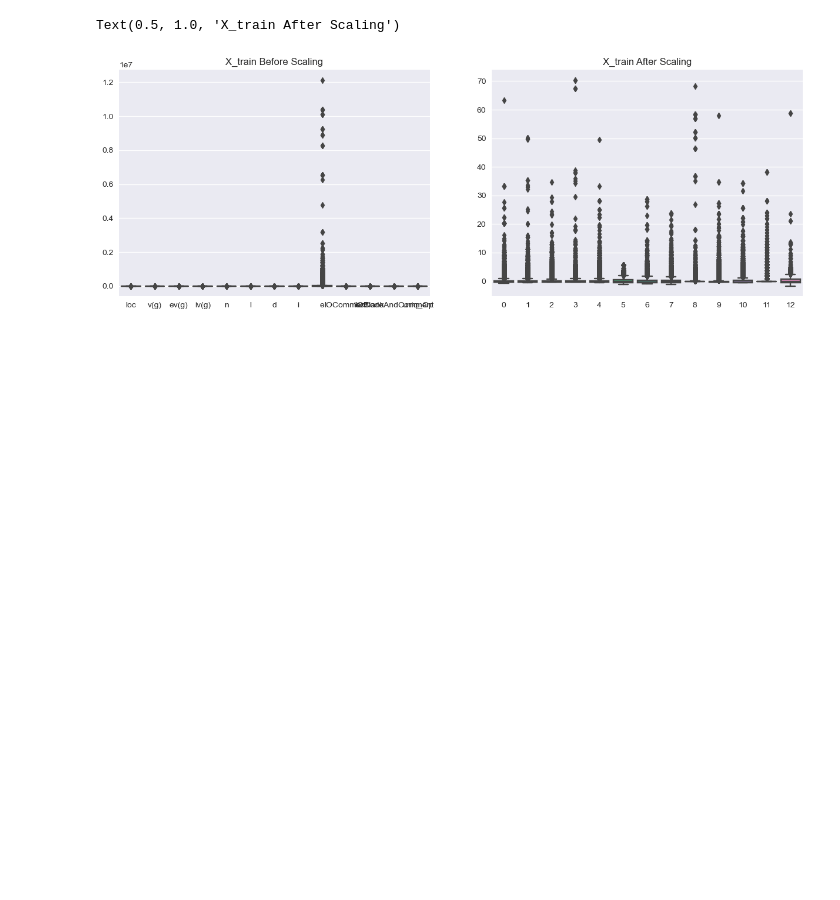
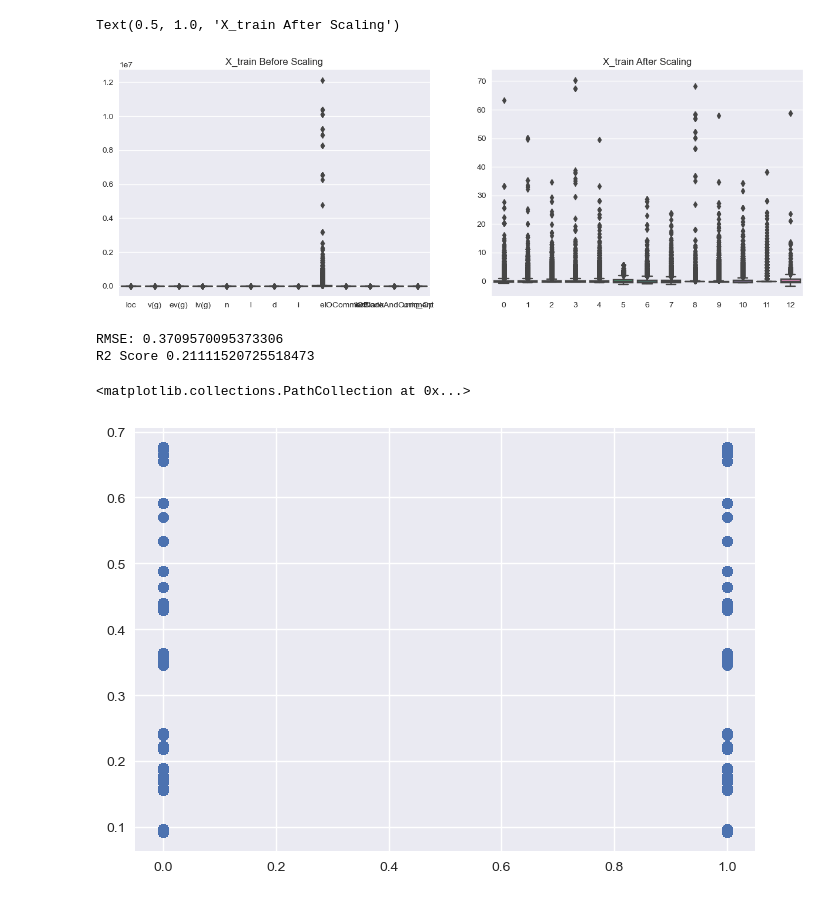
Before and after one commit to abideen-olawuwo/binaryclassification, a Jupyter notebook: binaryclassification.ipynb, the cells around one changed output. Drawn from its saved outputs; the diff is of its cells as text; code cells hidden in the pictures; blank space fills up the shorter version.

```diff
--- a/binaryclassification.ipynb
+++ b/binaryclassification.ipynb
@@ -311,3 +311,21 @@ plt.title('X_train After Scaling')
 # %% [output]
 Text(0.5, 1.0, 'X_train After Scaling')
 [figure]
+# %%
+from sklearn.ensemble import RandomForestRegressor
+from sklearn.metrics import mean_squared_error
+from sklearn.metrics import r2_score
+regr = RandomForestRegressor(max_depth=2, random_state=42)
+regr.fit(X_train_scaled,y_train)
+y_pred=regr.predict(X_test_scaled)
+mse = mean_squared_error(y_test, y_pred)
+score=r2_score(y_test,y_pred)
+rmse = np.sqrt(mse)
+print("RMSE:", rmse)
+print("R2 Score", score)
+plt.scatter(y_test,y_pred)
+# %% [output]
+RMSE: 0.3709570095373306
+R2 Score 0.21111520725518473
+<matplotlib.collections.PathCollection at 0x...>
+[figure, added]
```
